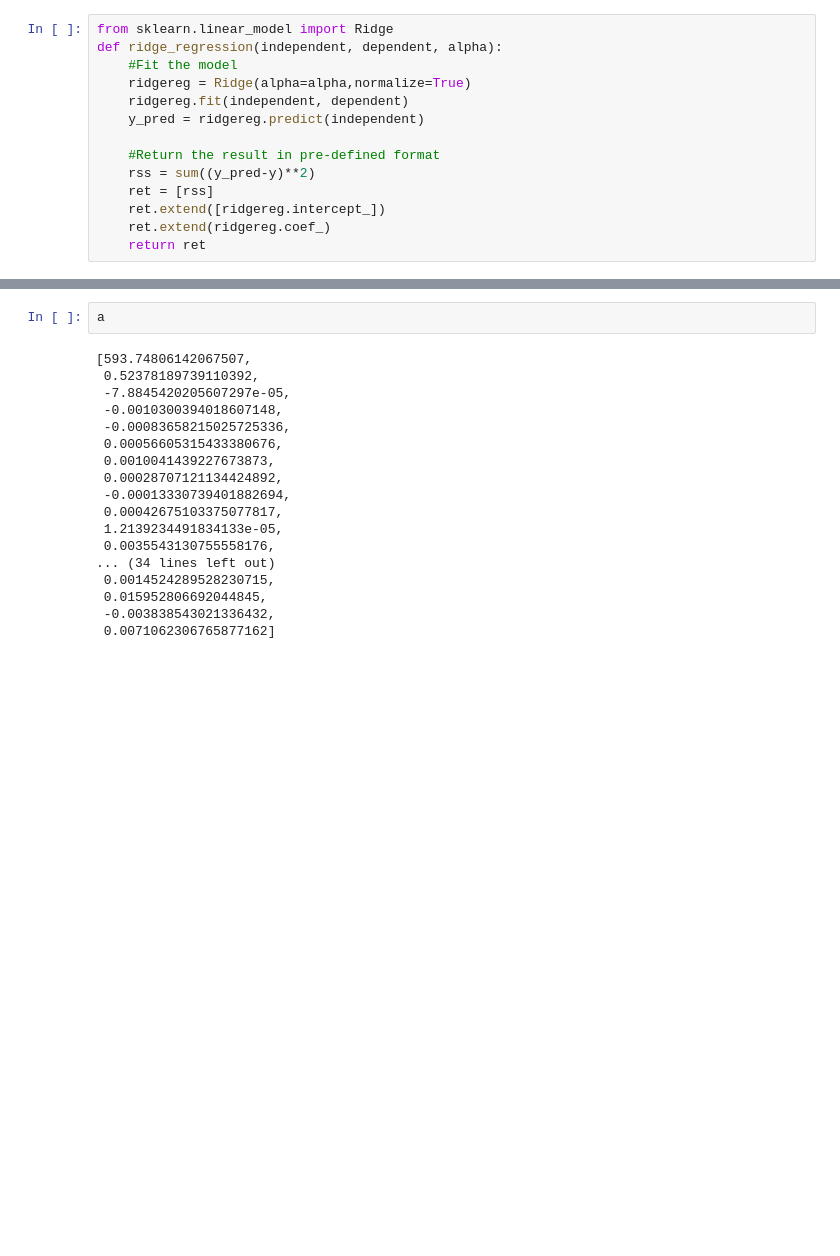
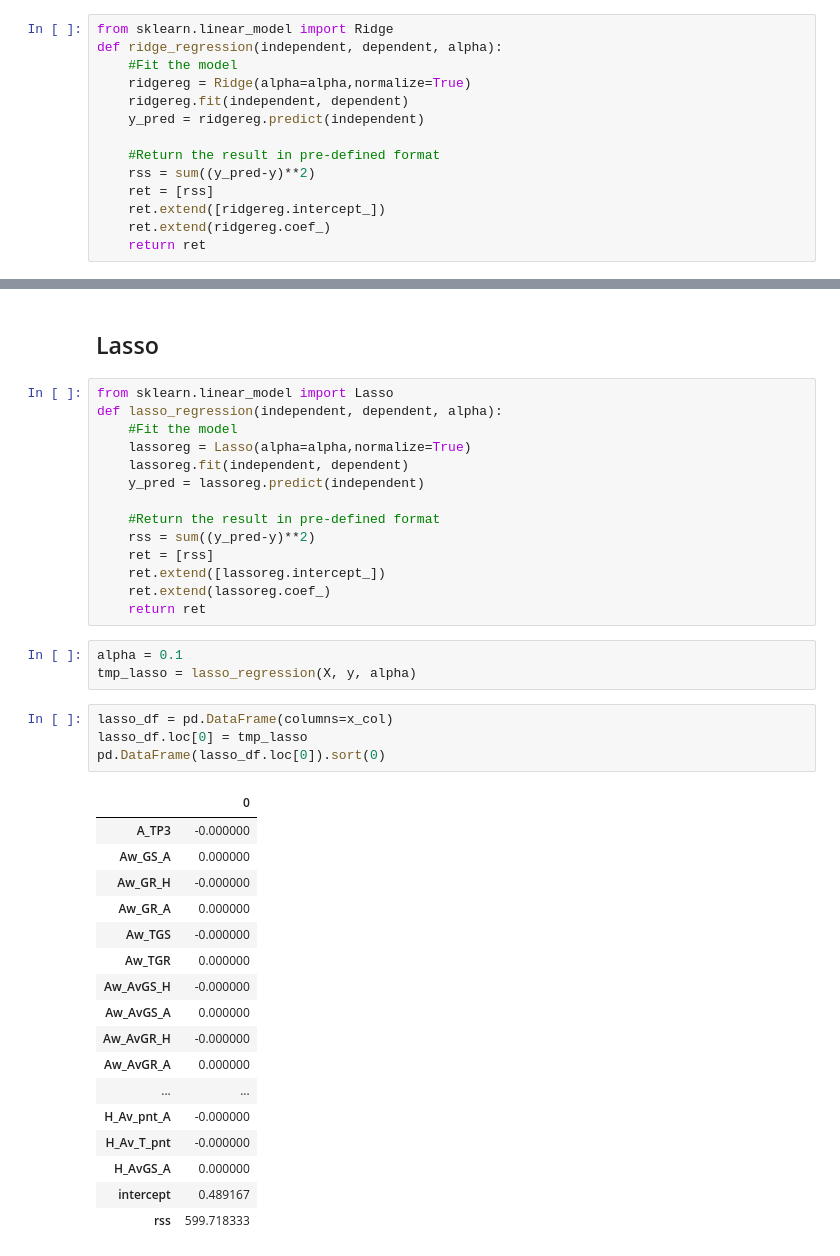
Before and after one commit to hh1713/football_machine, a Jupyter notebook: notebooks/final_project_Ridge_Lasso.ipynb, the cells around one changed output, grey strips where cells are left out. Drawn from its saved outputs; the diff is of its cells as text; blank space fills up the shorter version.

Commit message:
adding lasso

```diff
--- a/notebooks/final_project_Ridge_Lasso.ipynb
+++ b/notebooks/final_project_Ridge_Lasso.ipynb
@@ -516,20 +418,41 @@ a
-# %%
-a
-# %% [output]
-[593.74806142067507,
- 0.52378189739110392,
- -7.8845420205607297e-05,
- -0.0010300394018607148,
- -0.00083658215025725336,
- 0.00056605315433380676,
- 0.0010041439227673873,
- 0.00028707121134424892,
- -0.00013330739401882694,
- 0.00042675103375077817,
- 1.2139234491834133e-05,
- 0.0035543130755558176,
-... (34 lines left out)
- 0.0014524289528230715,
- 0.015952806692044845,
- -0.003838543021336432,
- 0.0071062306765877162]
+# %% [markdown]
+## Lasso
+# %%
+from sklearn.linear_model import Lasso
+def lasso_regression(independent, dependent, alpha):
+    #Fit the model
+    lassoreg = Lasso(alpha=alpha,normalize=True)
+    lassoreg.fit(independent, dependent)
+    y_pred = lassoreg.predict(independent)
+
+    #Return the result in pre-defined format
+    rss = sum((y_pred-y)**2)
+    ret = [rss]
+    ret.extend([lassoreg.intercept_])
+    ret.extend(lassoreg.coef_)
+    return ret
+# %%
+alpha = 0.1
+tmp_lasso = lasso_regression(X, y, alpha)
+# %%
+lasso_df = pd.DataFrame(columns=x_col)
+lasso_df.loc[0] = tmp_lasso
+pd.DataFrame(lasso_df.loc[0]).sort(0)
+# %% [output]
+|  | 0 |
+| A_TP3 | -0.000000 |
+| Aw_GS_A | 0.000000 |
+| Aw_GR_H | -0.000000 |
+| Aw_GR_A | 0.000000 |
+| Aw_TGS | -0.000000 |
+| Aw_TGR | 0.000000 |
+| Aw_AvGS_H | -0.000000 |
+| Aw_AvGS_A | 0.000000 |
+| Aw_AvGR_H | -0.000000 |
+| Aw_AvGR_A | 0.000000 |
+| ... | ... |
+| H_Av_pnt_A | -0.000000 |
+| H_Av_T_pnt | -0.000000 |
+| H_AvGS_A | 0.000000 |
+| intercept | 0.489167 |
+| rss | 599.718333 |
```
Also changed, not shown: parts of 31 cells of this notebook.
